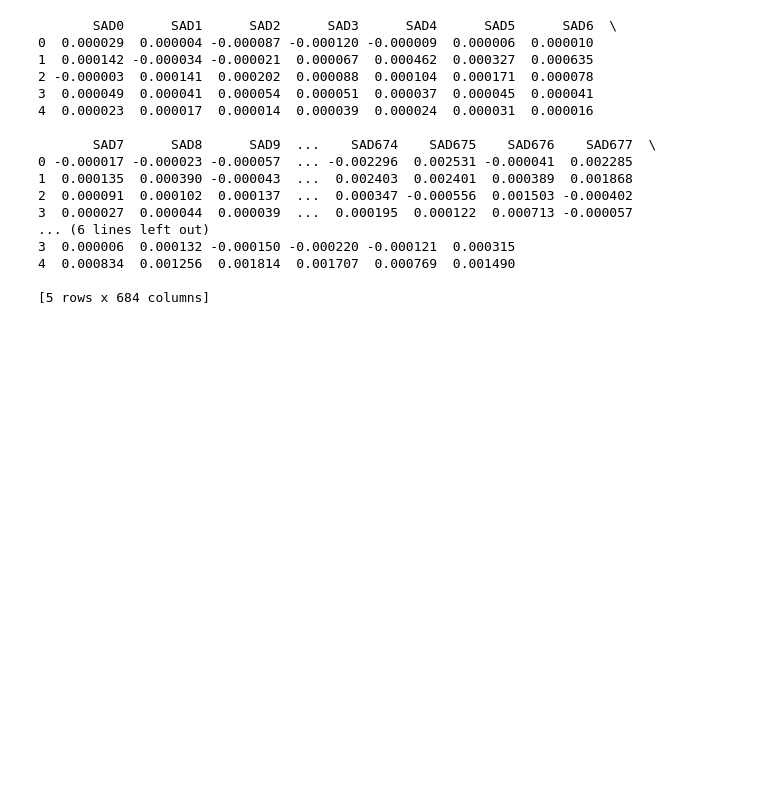
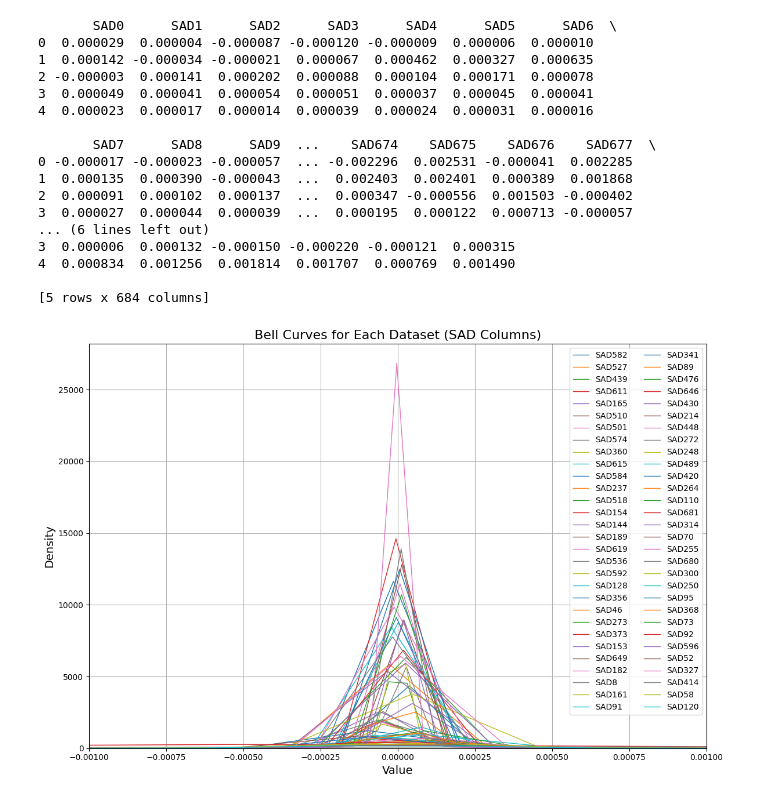
Before and after one commit to BoevaLab/GWAS-power, a Jupyter notebook: SAD_score_distribution.ipynb, the cells around one changed output. Cells and saved outputs as stored; diff of their text form; code cells hidden in the pictures; blank space fills up the shorter version.

```diff
--- a/SAD_score_distribution.ipynb
+++ b/SAD_score_distribution.ipynb
@@ -69,25 +69,31 @@ print(combined_df.head())
 # %%
 import pandas as pd
 import matplotlib.pyplot as plt
 import seaborn as sns
+import random
 
 # Assuming `df` contains the data with columns SAD0, SAD1, ..., SAD683
 columns_to_plot = [col for col in combined_df.columns if col.startswith("SAD")]
+columns_to_plot = random.sample(columns_to_plot, 60)
+combined_df = combined_df[0:1000000]
 
 # Set up the plot
 plt.figure(figsize=(12, 8))
 
 # Plot each column as a KDE (Kernel Density Estimate) plot
 for column in columns_to_plot:
     sns.kdeplot(combined_df[column], label=column, linewidth=1)
 
 # Add labels and legend
 plt.title("Bell Curves for Each Dataset (SAD Columns)", fontsize=16)
 plt.xlabel("Value", fontsize=14)
+plt.xlim(-0.001, 0.001)
 plt.ylabel("Density", fontsize=14)
 plt.legend(loc='upper right', fontsize=10, ncol=2)  # Adjust legend placement and size
 plt.grid(True)
 
 # Show the plot
 plt.tight_layout()
 plt.show()
+# %% [output]
+[figure, added]
```
Also changed, not shown: parts of 1 cell of this notebook.
